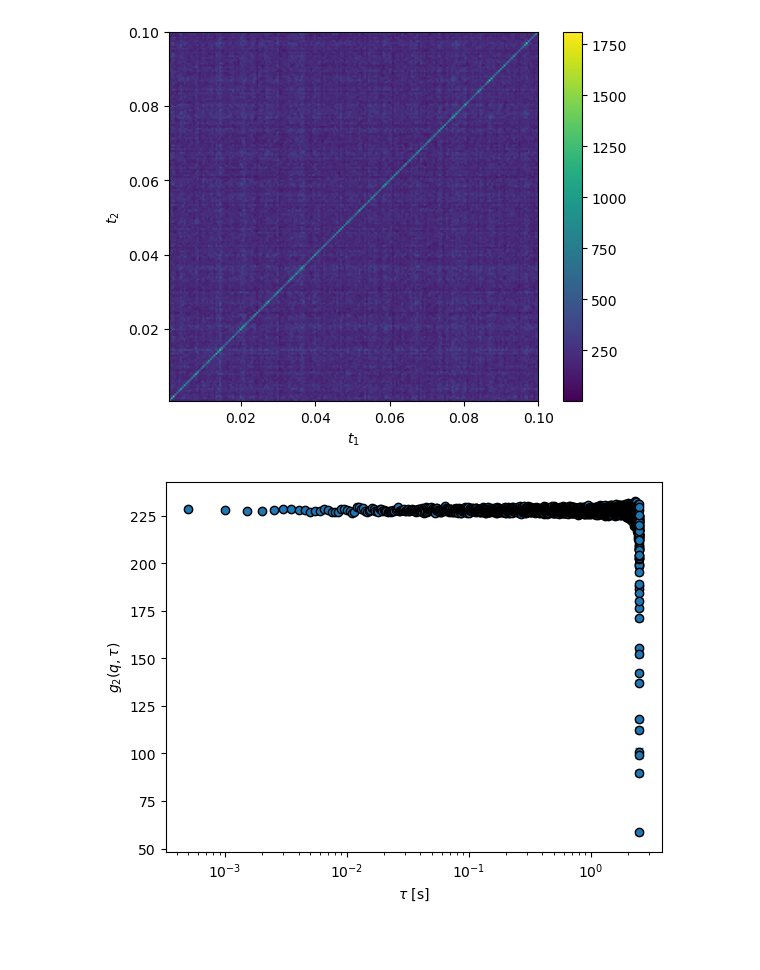
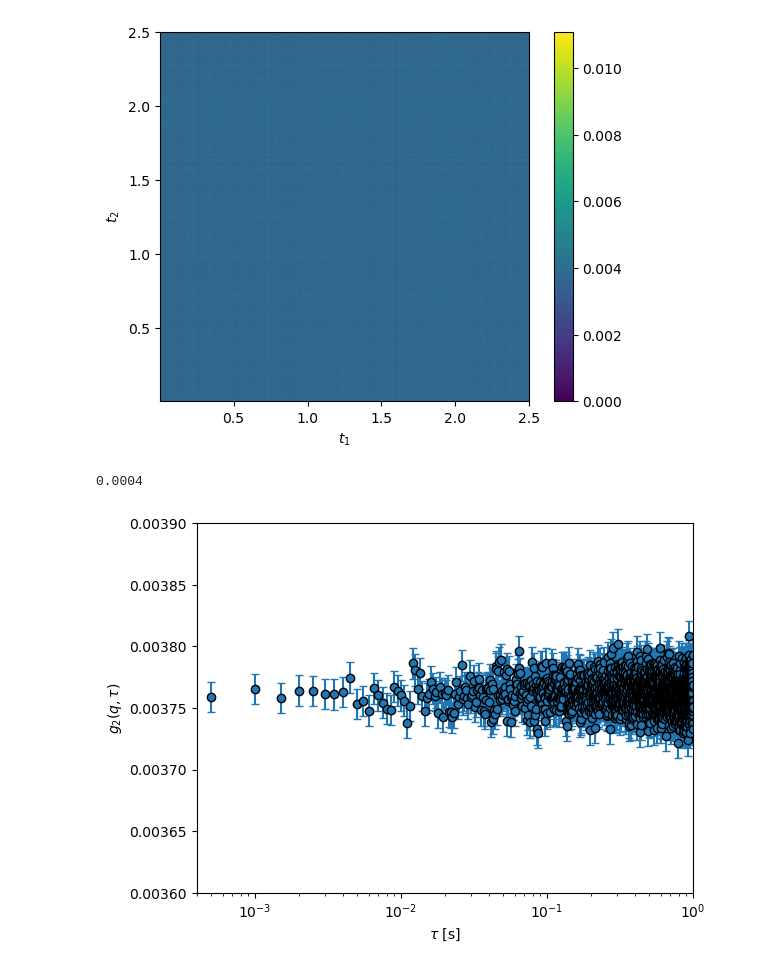
Before and after one commit to JAndronis/xpcs_analysis_cpp, a Jupyter notebook: analysis.ipynb, the cells around one changed output. Saved outputs shown, nothing was run; the diff lists cells and outputs as text; code cells hidden in the pictures; blank space fills up the shorter version.

```diff
--- a/analysis.ipynb
+++ b/analysis.ipynb
@@ -38,0 +71,8 @@ def ttc_to_g2(ttc, time=None):
+# %%
+import xpcs_analysis_py
+
+_tmp_arr = (imarray * 1e3).T
+imarray_int = _tmp_arr.astype(np.uint16)
+# imarray_int = np.ascontiguousarray(imarray_int)
+# imarray_int = np.random.randint(0, 256, size=(10, 10*10)).astype(np.uint16, order='F')
+imarray_int.flags, imarray_int.shape
@@ -38,0 +92,3 @@ def ttc_to_g2(ttc, time=None):
+# %%
+ttc = xpcs_analysis_py.generateTTC(imarray_int)
+ttc.min(), ttc.max()
@@ -39,7 +117,3 @@ def ttc_to_g2(ttc, time=None):
 # %%
-with h5.File('cmake-build-release/ttc.hdf5') as cpp_file:
-    ttc = cpp_file['ttc'][()]
-    dt = cpp_file['dt'][()]
-    time = np.linspace(dt, ttc.shape[0]*dt, ttc.shape[0])
-    cpp_img = cpp_file['avg_img'][()]
-    # cpp_roi = cpp_file['waxs/roi_data'][()]
+dt = 1/30
+time = np.linspace(dt, ttc.shape[0]*dt, ttc.shape[0])
@@ -78,5 +131,7 @@ for i in range(10):
 # %%
 fig, ax = plt.subplots()
+ttc = ttc[:4999, :4999]
+np.fill_diagonal(ttc, np.mean(ttc))
 ttc_plot = ax.imshow(
     ttc,
     # norm=LogNorm(),
@@ -84,8 +139,6 @@ ttc_plot = ax.imshow(
     cmap='viridis',
     extent = [time.min(), time.max(), time.min(), time.max()],
 )
-plt.xlim(dt, 0.1)
-plt.ylim(dt, 0.1)
 # ax_x = ax.secondary_yaxis('right')
 # ax_x.set_yticks(np.arange(0,ttc_submat.shape[0]))
 # ax_y = ax.secondary_xaxis('top')
@@ -95,14 +148,19 @@ ax.set_ylabel('$t_2$')
 fig.colorbar(ttc_plot)
 plt.show()
 # %% [output]
-[figure, old version]
+[figure, new version]
+# %%
+time[0] - 1e-4
+# %% [output]
+0.0004
 # %%
 _, g2, g2_err = ttc_to_g2(ttc, 500)
-plt.errorbar(time[:-1], g2, yerr=g2_err, marker='o', markeredgecolor='k', capsize=3, linestyle='')
+plt.errorbar(time[:g2.size], g2, yerr=g2_err, marker='o', markeredgecolor='k', capsize=3, linestyle='')
 plt.xscale('log')
-# plt.xlim(time[0]-0.01,0.1)
+plt.xlim(time[0] - 1e-4, 1)
+plt.ylim(0.0036, 0.0039)
 plt.ylabel(r'$g_2(q, \tau)$')
 plt.xlabel(r'$\tau$ [s]')
 plt.show()
 # %% [output]
-[figure, old version]
+[figure, new version]
```
Also changed, not shown: parts of 19 cells of this notebook, 10 other files.
